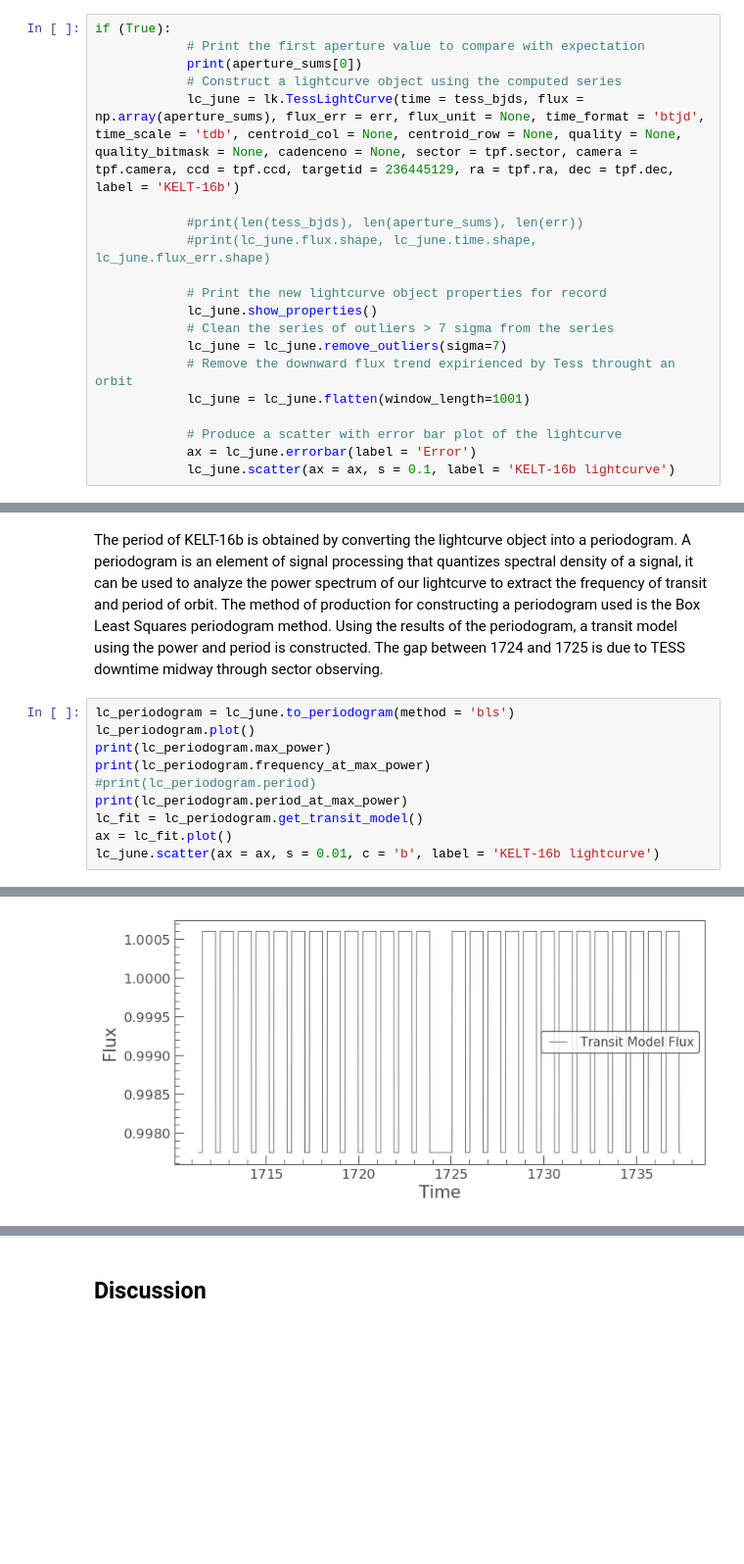
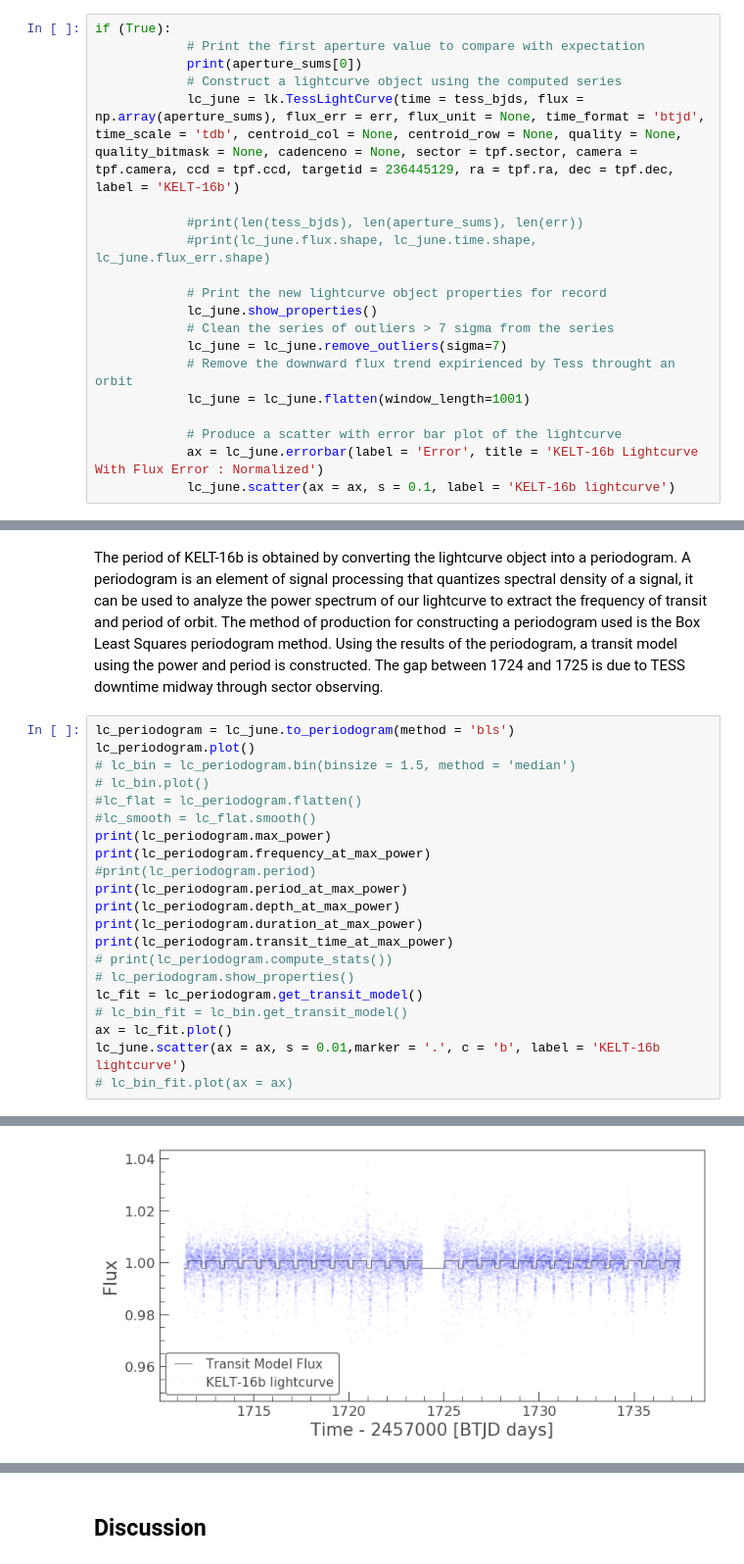
Before and after one commit to Mucephie/DORADO, a Jupyter notebook: TESS_KELT-16b_3070.ipynb, the cells around one changed output, grey strips where cells are left out. Shown at 98% size. Saved outputs shown, nothing was run; the diff lists cells and outputs as text; blank space fills up the shorter version.

Commit message:
finalized transit report

```diff
--- a/TESS_KELT-16b_3070.ipynb
+++ b/TESS_KELT-16b_3070.ipynb
@@ -112,7 +112,7 @@ if (True):
             lc_june = lc_june.flatten(window_length=1001)
 
             # Produce a scatter with error bar plot of the lightcurve
-            ax = lc_june.errorbar(label = 'Error')
+            ax = lc_june.errorbar(label = 'Error', title = 'KELT-16b Lightcurve With Flux Error : Normalized')
             lc_june.scatter(ax = ax, s = 0.1, label = 'KELT-16b lightcurve')
 # %% [output]
 4295.539323806763
@@ -174,13 +173,24 @@ The period of KELT-16b is obtained by converting the lightcurve object into a pe
 # %%
 lc_periodogram = lc_june.to_periodogram(method = 'bls')
 lc_periodogram.plot()
+# lc_bin = lc_periodogram.bin(binsize = 1.5, method = 'median')
+# lc_bin.plot()
+#lc_flat = lc_periodogram.flatten()
+#lc_smooth = lc_flat.smooth()
 print(lc_periodogram.max_power)
 print(lc_periodogram.frequency_at_max_power)
 #print(lc_periodogram.period)
 print(lc_periodogram.period_at_max_power)
+print(lc_periodogram.depth_at_max_power)
+print(lc_periodogram.duration_at_max_power)
+print(lc_periodogram.transit_time_at_max_power)
+# print(lc_periodogram.compute_stats())
+# lc_periodogram.show_properties()
 lc_fit = lc_periodogram.get_transit_model()
+# lc_bin_fit = lc_bin.get_transit_model()
 ax = lc_fit.plot()
-lc_june.scatter(ax = ax, s = 0.01, c = 'b', label = 'KELT-16b lightcurve')
+lc_june.scatter(ax = ax, s = 0.01,marker = '.', c = 'b', label = 'KELT-16b lightcurve')
+# lc_bin_fit.plot(ax = ax)
 # %% [output]
 No period specified. Using period at max power
 No duration specified. Using duration at max power
@@ -191,4 +204,4 @@ No transit time specified. Using transit time at max power
 <matplotlib.axes._subplots.AxesSubplot at 0x...>
 [figure]
-[figure, old version]
+[figure, new version]
 # %% [markdown]
```
Also changed, not shown: parts of 23 cells of this notebook, 11 other files.
